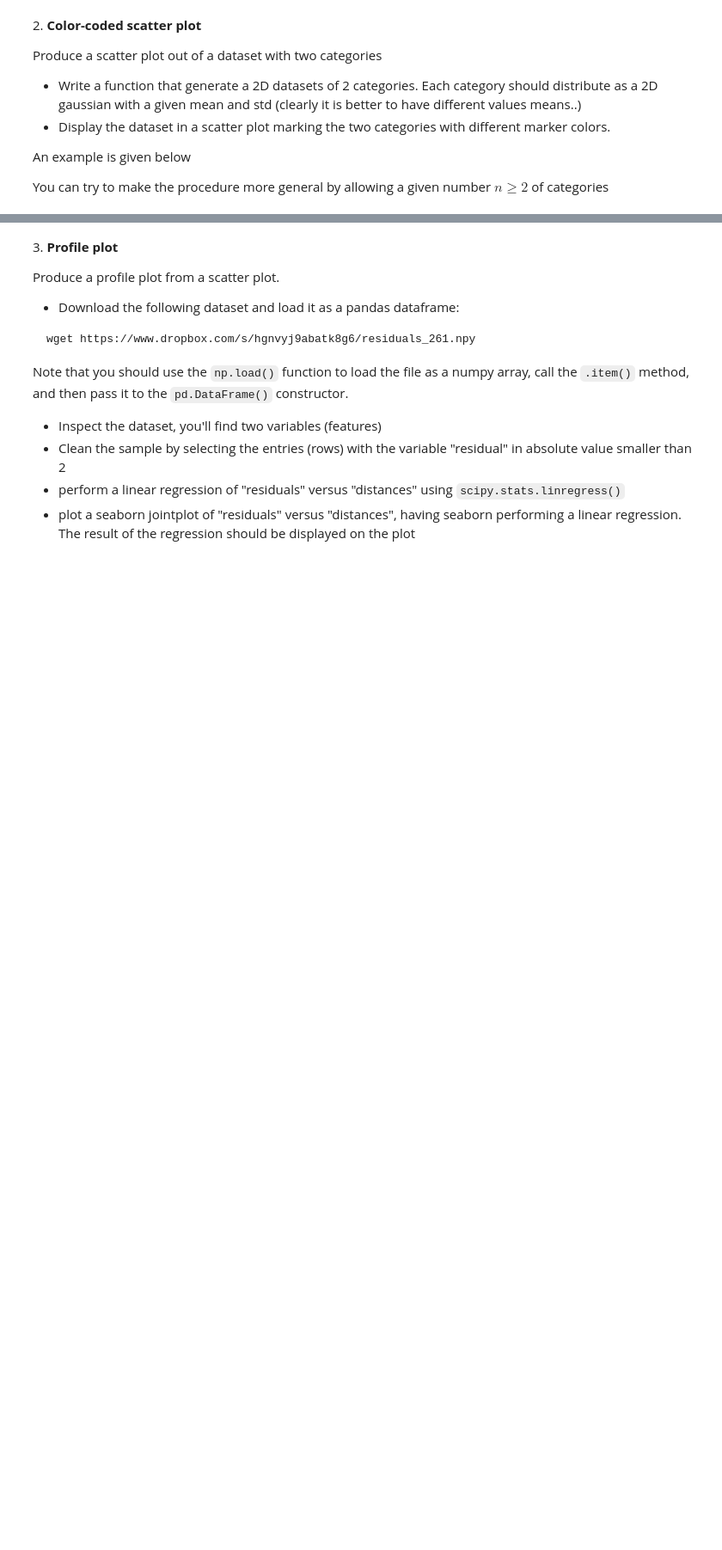
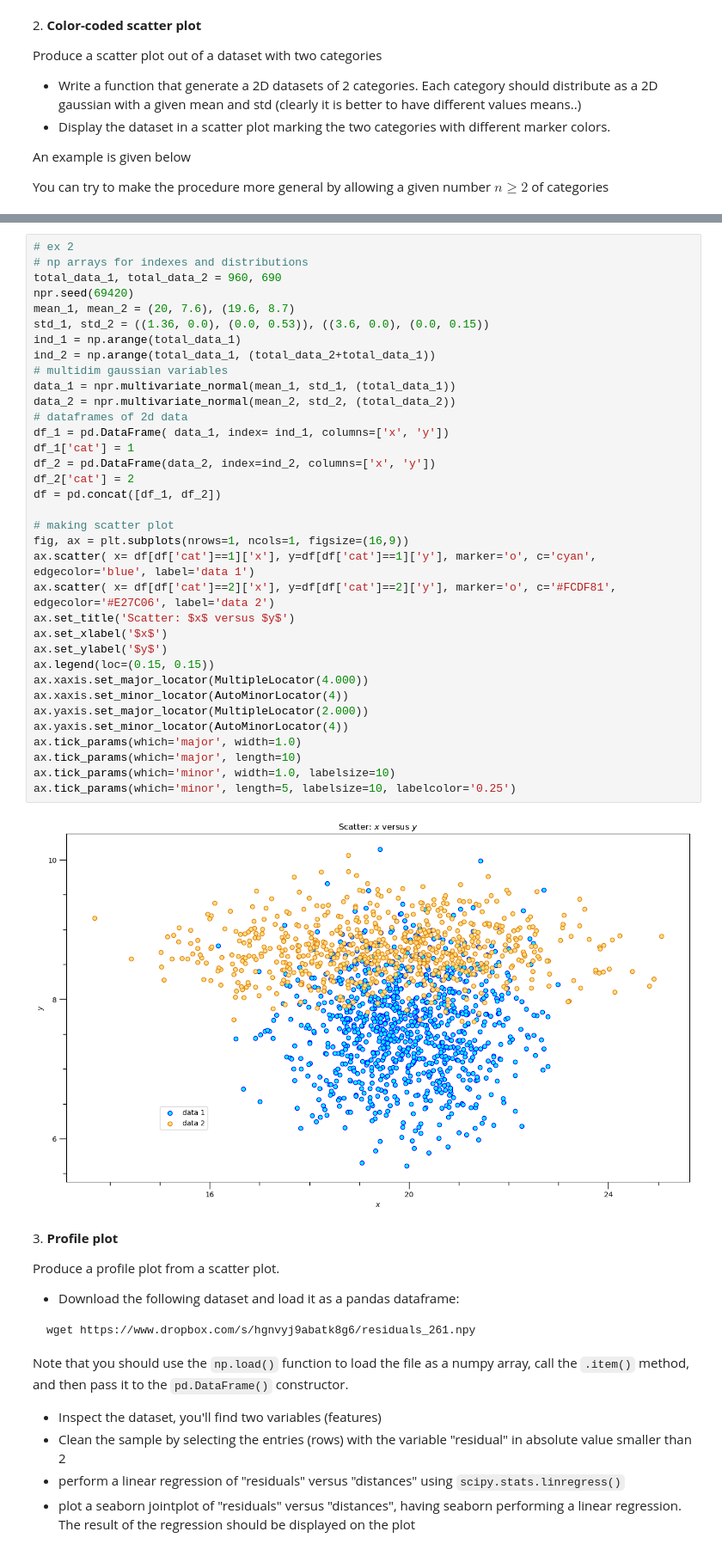
Before and after one commit to LeoPi314/LaboratoryOfComputationalPhysics_Y7, a Jupyter notebook: 07ex_Visualization.ipynb, the cells around one changed output, grey strips where cells are left out. Shown at 86% size. Saved outputs shown, nothing was run; the diff lists cells and outputs as text; blank space fills up the shorter version.

```diff
--- a/07ex_Visualization.ipynb
+++ b/07ex_Visualization.ipynb
@@ -89,4 +121,41 @@ two_categories_scat 100%[===================>]  42.80K  --.-KB/s    in 0.02s
 [figure]
+# %%
+# ex 2
+# np arrays for indexes and distributions
+total_data_1, total_data_2 = 960, 690
+npr.seed(69420)
+mean_1, mean_2 = (20, 7.6), (19.6, 8.7)
+std_1, std_2 = ((1.36, 0.0), (0.0, 0.53)), ((3.6, 0.0), (0.0, 0.15))
+ind_1 = np.arange(total_data_1)
+ind_2 = np.arange(total_data_1, (total_data_2+total_data_1))
+# multidim gaussian variables
+data_1 = npr.multivariate_normal(mean_1, std_1, (total_data_1))
+data_2 = npr.multivariate_normal(mean_2, std_2, (total_data_2))
+# dataframes of 2d data
+df_1 = pd.DataFrame( data_1, index= ind_1, columns=['x', 'y'])
+df_1['cat'] = 1
+df_2 = pd.DataFrame(data_2, index=ind_2, columns=['x', 'y'])
+df_2['cat'] = 2
+df = pd.concat([df_1, df_2])
+
+# making scatter plot
+fig, ax = plt.subplots(nrows=1, ncols=1, figsize=(16,9))
+ax.scatter( x= df[df['cat']==1]['x'], y=df[df['cat']==1]['y'], marker='o', c='cyan', edgecolor='blue', label='data 1')
+ax.scatter( x= df[df['cat']==2]['x'], y=df[df['cat']==2]['y'], marker='o', c='#FCDF81', edgecolor='#E27C06', label='data 2')
+ax.set_title('Scatter: $x$ versus $y$')
+ax.set_xlabel('$x$')
+ax.set_ylabel('$y$')
+ax.legend(loc=(0.15, 0.15))
+ax.xaxis.set_major_locator(MultipleLocator(4.000))
+ax.xaxis.set_minor_locator(AutoMinorLocator(4))
+ax.yaxis.set_major_locator(MultipleLocator(2.000))
+ax.yaxis.set_minor_locator(AutoMinorLocator(4))
+ax.tick_params(which='major', width=1.0)
+ax.tick_params(which='major', length=10)
+ax.tick_params(which='minor', width=1.0, labelsize=10)
+ax.tick_params(which='minor', length=5, labelsize=10, labelcolor='0.25')
+# %% [output]
+[figure, added]
 # %% [markdown]
 3\. **Profile plot**
 
```
Also changed, not shown: parts of 3 cells of this notebook, 3 other files.
